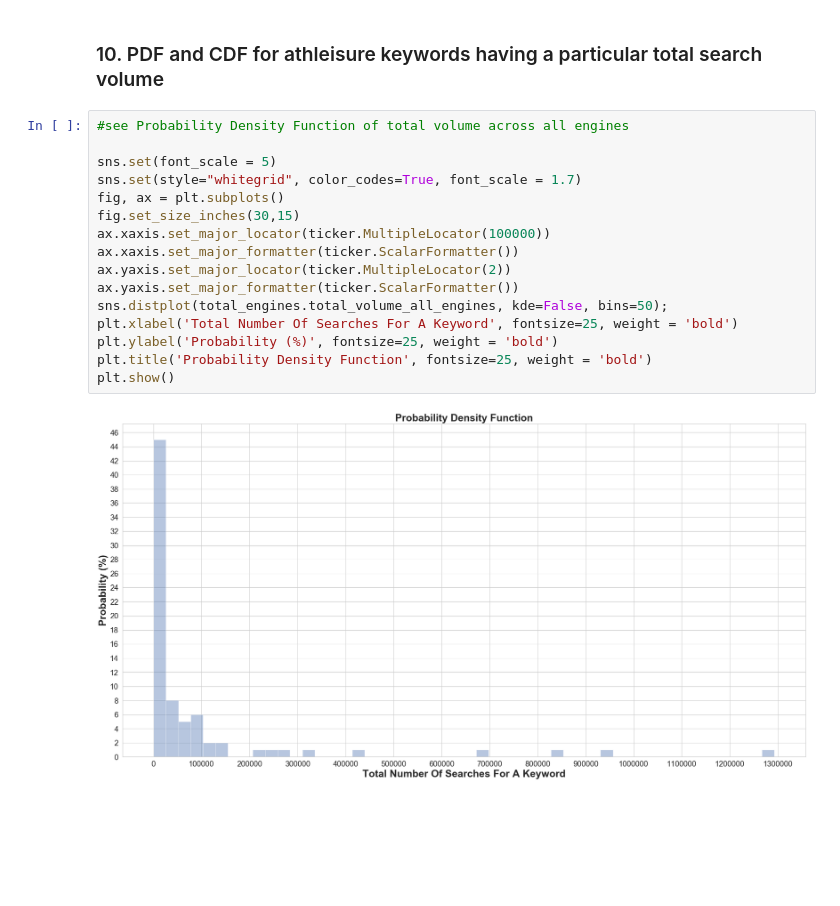
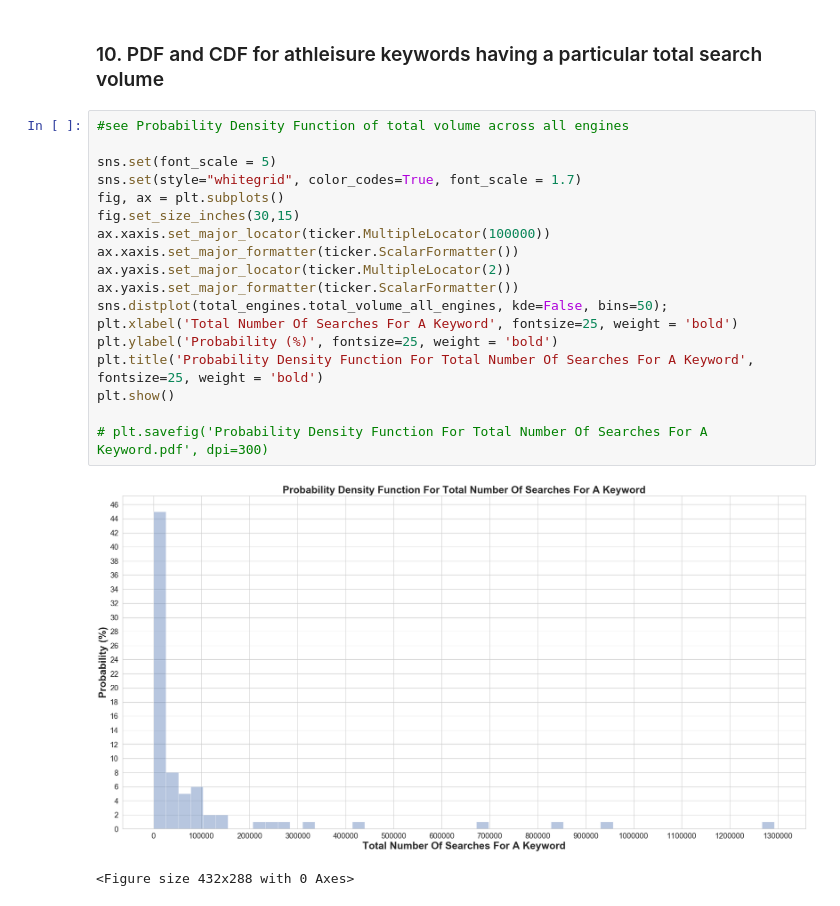
Before and after one commit to alexwcheng/athleisure-advertising, a Jupyter notebook: jupyter_notebook/Exploratory Data Analysis.ipynb, the cells around one changed output. Cells and saved outputs as stored; diff of their text form; blank space fills up the shorter version.

Commit message:
Exported PDFs / JPGs of all plots from exploratory data analysis into 'images' folder.

```diff
--- a/jupyter_notebook/Exploratory Data Analysis.ipynb
+++ b/jupyter_notebook/Exploratory Data Analysis.ipynb
@@ -1024,21 +1050,24 @@ ___
 # %%
 #see Probability Density Function of total volume across all engines
 
 sns.set(font_scale = 5)
 sns.set(style="whitegrid", color_codes=True, font_scale = 1.7)
 fig, ax = plt.subplots()
 fig.set_size_inches(30,15)
 ax.xaxis.set_major_locator(ticker.MultipleLocator(100000))
 ax.xaxis.set_major_formatter(ticker.ScalarFormatter())
 ax.yaxis.set_major_locator(ticker.MultipleLocator(2))
 ax.yaxis.set_major_formatter(ticker.ScalarFormatter())
 sns.distplot(total_engines.total_volume_all_engines, kde=False, bins=50);
 plt.xlabel('Total Number Of Searches For A Keyword', fontsize=25, weight = 'bold')
 plt.ylabel('Probability (%)', fontsize=25, weight = 'bold')
-plt.title('Probability Density Function', fontsize=25, weight = 'bold')
+plt.title('Probability Density Function For Total Number Of Searches For A Keyword', fontsize=25, weight = 'bold')
 plt.show()
+
+# plt.savefig('Probability Density Function For Total Number Of Searches For A Keyword.pdf', dpi=300)
 # %% [output]
-[figure, old version]
+[figure, new version]
+<Figure size 432x288 with 0 Axes>
 # %%
 #see Cumulative Distribution Function of total volume across all engines
 
```
Also changed, not shown: parts of 21 cells of this notebook, 12 other files.
